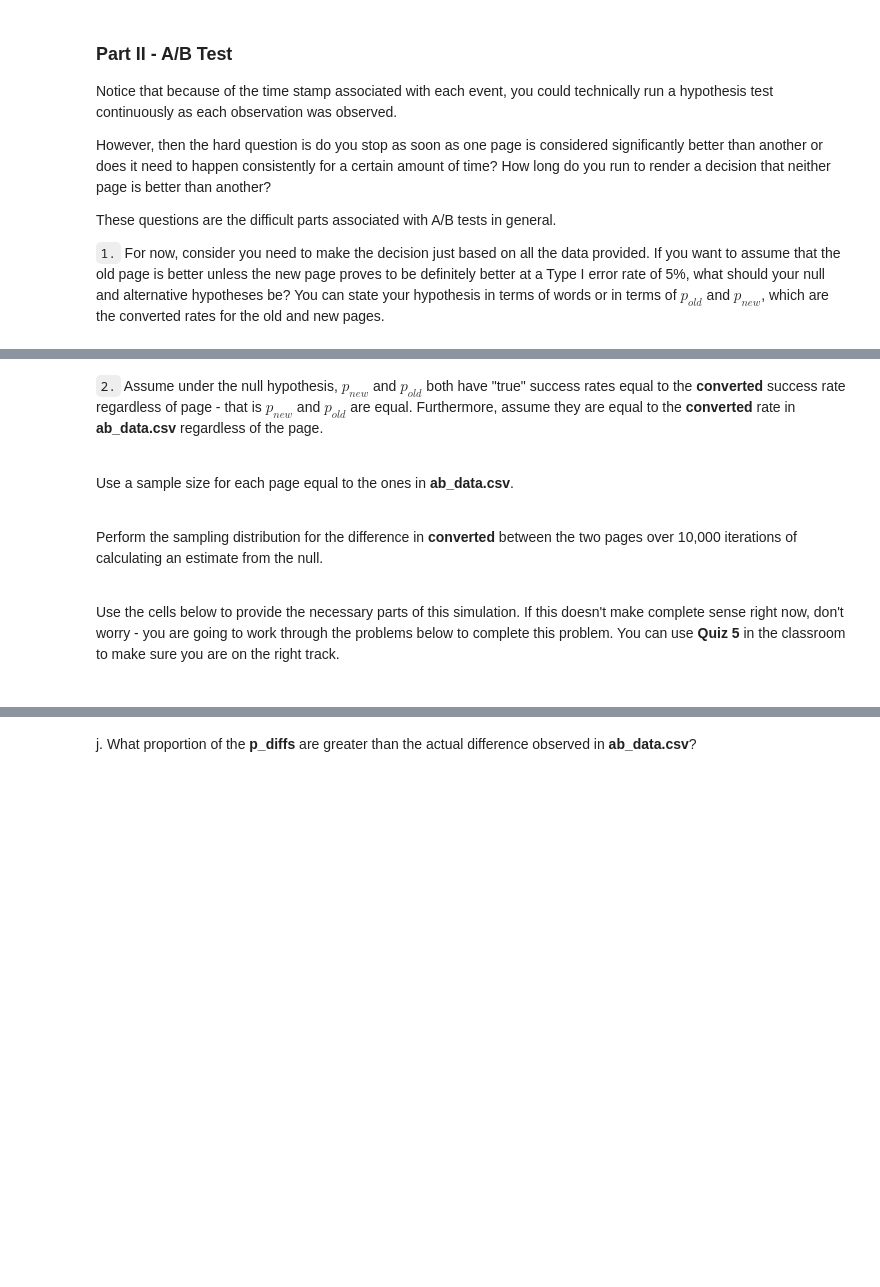
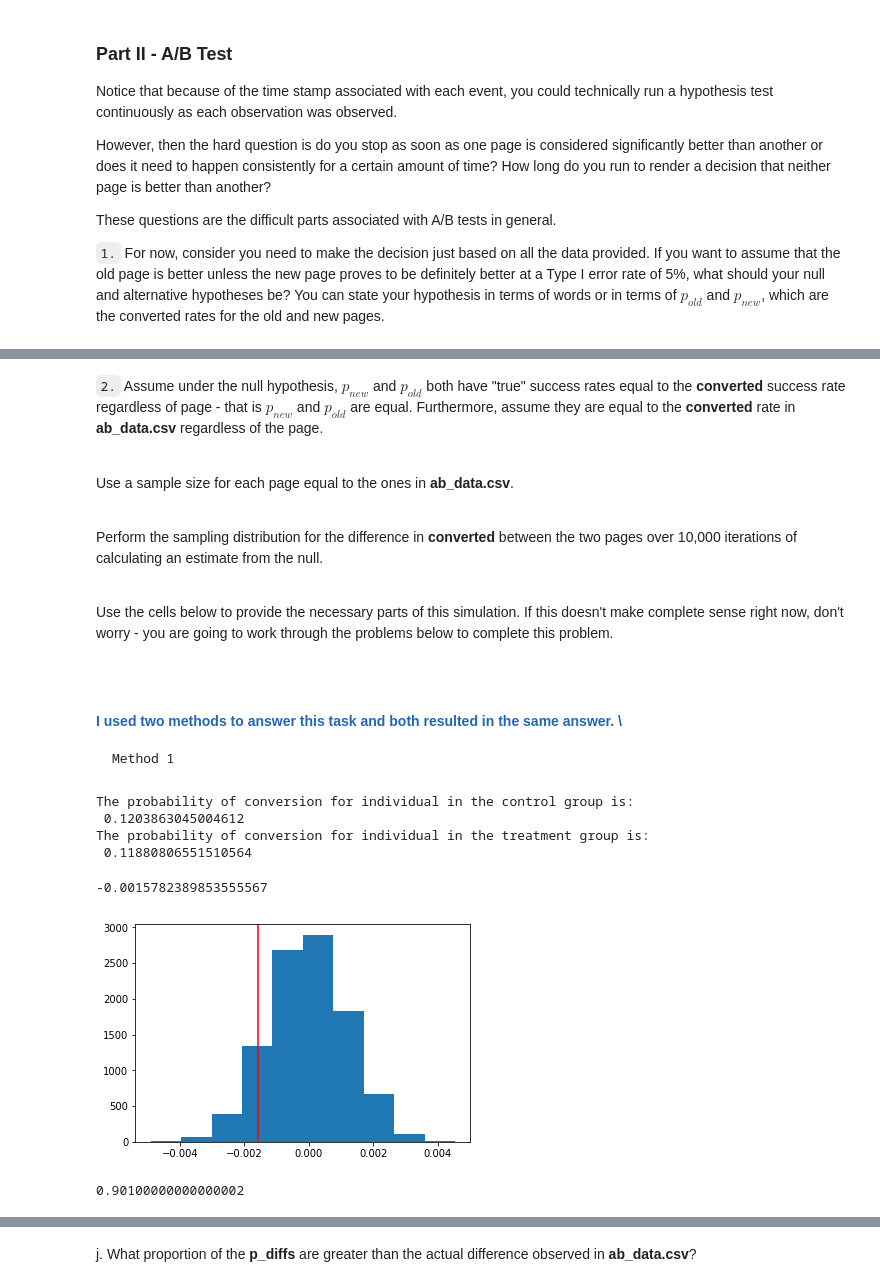
Before and after one commit to CherifArsanious/Project3-Udacity-ABtest-Results, a Jupyter notebook: Analyze_ab_test_results_notebook.ipynb, the cells around one changed output, grey strips where cells are left out. Drawn from its saved outputs; the diff is of its cells as text; code cells hidden in the pictures; blank space fills up the shorter version.

```diff
--- a/Analyze_ab_test_results_notebook.ipynb
+++ b/Analyze_ab_test_results_notebook.ipynb
@@ -92 +168,4 @@ d. Remove **one** of the rows with a duplicate **user_id**, but keep your datafr
+# %%
+#removing the duplicated row of repeated user
+df2=df2.drop(2893)
 # %% [markdown]
@@ -124,4 +236,53 @@ Use a sample size for each page equal to the ones in **ab_data.csv**.  <br><br>
 
 Perform the sampling distribution for the difference in **converted** between the two pages over 10,000 iterations of calculating an estimate from the null.  <br><br>
 
-Use the cells below to provide the necessary parts of this simulation.  If this doesn't make complete sense right now, don't worry - you are going to work through the problems below to complete this problem.  You can use **Quiz 5** in the classroom to make sure you are on the right track.<br><br>
+Use the cells below to provide the necessary parts of this simulation.  If this doesn't make complete sense right now, don't worry - you are going to work through the problems below to complete this problem.<br><br>
+# %% [markdown]
+#### <font color=#2267B6> I used two methods to answer this task and both resulted in the same answer. \
+    Method 1
+# %%
+df2_control=df2.query('group=="control"')
+cr_control=df2_control.query('converted==1').shape[0]/df2_control.shape[0]
+print('The probability of conversion for individual in the control group is:\n',cr_control)
+df2_treatment=df2.query('group=="treatment"')
+cr_treatment=df2_treatment.query('converted==1').shape[0]/df2_treatment.shape[0]
+print('The probability of conversion for individual in the treatment group is: \n',cr_treatment)
+# %% [output]
+The probability of conversion for individual in the control group is:
+ 0.1203863045004612
+The probability of conversion for individual in the treatment group is:
+ 0.11880806551510564
+# %%
+#compute the observed difference in conversion rate between the new and old page
+obs_diff=cr_treatment-cr_control
+obs_diff
+# %% [output]
+-0.0015782389853555567
+# %%
+#create a sample distribution of the diff with bootstrapping
+diffs=[]
+size=df2.shape[0]
+for _ in range(10000):
+    b_sample=df2.sample(size,replace=True)
+    control_df=b_sample.query('group=="control"')
+    treatment_df=b_sample.query('group=="treatment"')
+    control_cr=control_df.query('converted==1').shape[0]/control_df.shape[0]
+    treatment_cr=treatment_df.query('converted==1').shape[0]/treatment_df.shape[0]
+    diffs.append(treatment_cr-control_cr)
+#convert diffs to np array
+diffs=np.array(diffs)
+# %%
+#simulate distribution under the null hypothesis
+#plot null hypothesis
+#plot the observed statistic
+null_vals=np.random.normal(0,diffs.std(),diffs.size)
+plt.hist(null_vals)
+plt.axvline(x=obs_diff,color='red');
+# %% [output]
+[figure, added]
+# %%
+#compute pvalue
+pval=(null_vals>obs_diff).mean()
+pval
+# %% [output]
+0.90100000000000002
```
Also changed, not shown: parts of 128 cells of this notebook, 1 other file.
